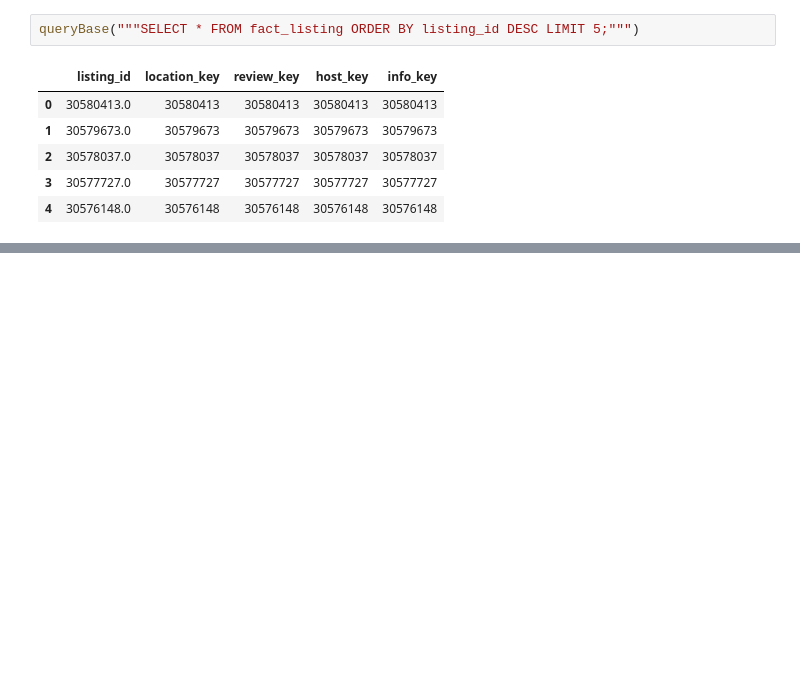
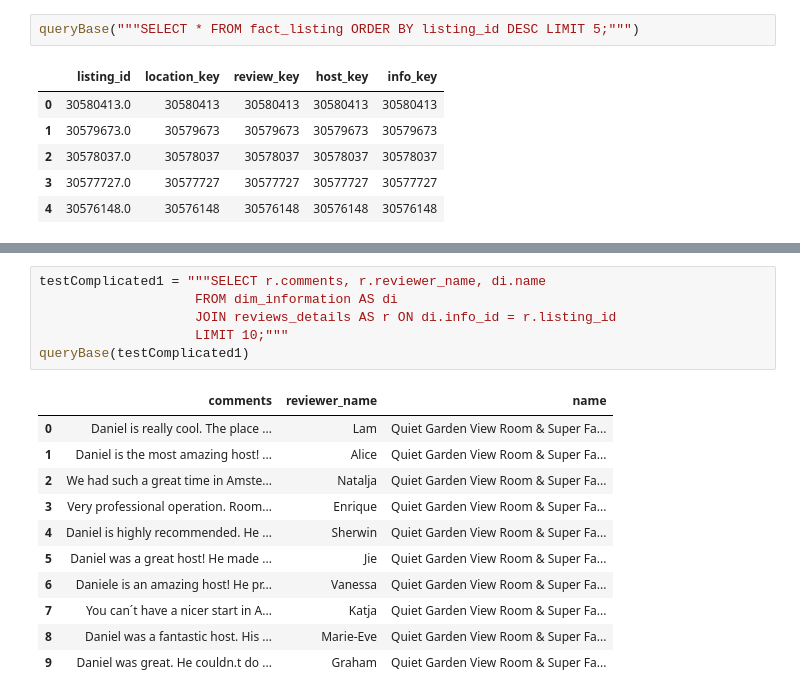
Before and after one commit to idjey/DEtheHardWay, a Jupyter notebook: airBnb_dataModeling.ipynb, the cells around one changed output, grey strips where cells are left out. Drawn from its saved outputs; the diff is of its cells as text; blank space fills up the shorter version.

```diff
--- a/airBnb_dataModeling.ipynb
+++ b/airBnb_dataModeling.ipynb
@@ -652,0 +683,18 @@ queryBase(testExample2)
+# %%
+testComplicated1 = """SELECT r.comments, r.reviewer_name, di.name
+                    FROM dim_information AS di
+                    JOIN reviews_details AS r ON di.info_id = r.listing_id
+                    LIMIT 10;"""
+queryBase(testComplicated1)
+# %% [output]
+|  | comments | reviewer_name | name |
+| 0 | Daniel is really cool. The place ... | Lam | Quiet Garden View Room & Super Fa... |
+| 1 | Daniel is the most amazing host! ... | Alice | Quiet Garden View Room & Super Fa... |
+| 2 | We had such a great time in Amste... | Natalja | Quiet Garden View Room & Super Fa... |
+| 3 | Very professional operation. Room... | Enrique | Quiet Garden View Room & Super Fa... |
+| 4 | Daniel is highly recommended. He ... | Sherwin | Quiet Garden View Room & Super Fa... |
+| 5 | Daniel was a great host! He made ... | Jie | Quiet Garden View Room & Super Fa... |
+| 6 | Daniele is an amazing host! He pr... | Vanessa | Quiet Garden View Room & Super Fa... |
+| 7 | You can´t have a nicer start in A... | Katja | Quiet Garden View Room & Super Fa... |
+| 8 | Daniel was a fantastic host. His ... | Marie-Eve | Quiet Garden View Room & Super Fa... |
+| 9 | Daniel was great. He couldn.t do ... | Graham | Quiet Garden View Room & Super Fa... |
```
Also changed, not shown: parts of 33 cells of this notebook.
